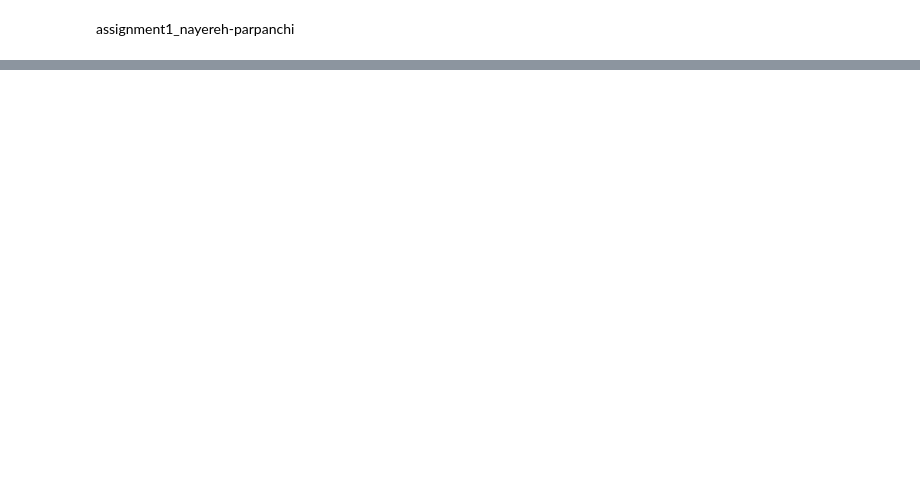
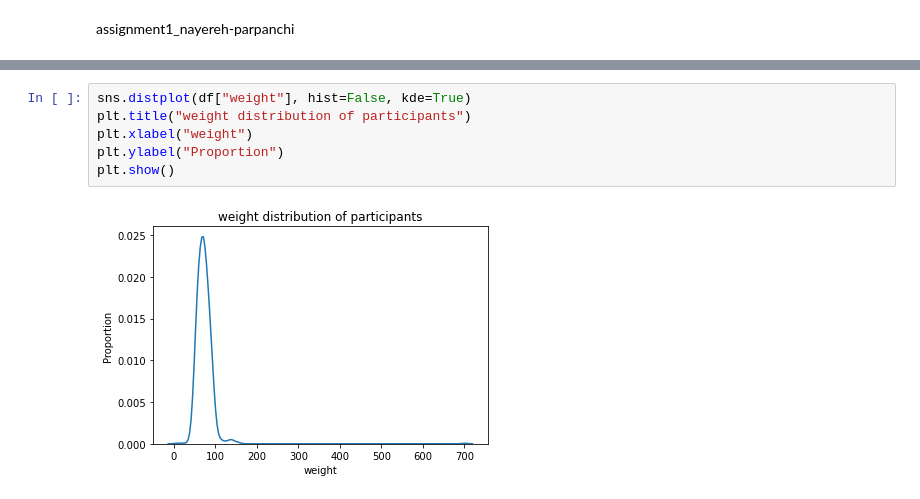
Before and after one commit to minaparpanchi/ML, a Jupyter notebook: distribution.ipynb, the cells around one changed output, grey strips where cells are left out. Saved outputs shown, nothing was run; the diff lists cells and outputs as text; blank space fills up the shorter version.

```diff
--- a/distribution.ipynb
+++ b/distribution.ipynb
@@ -25,3 +39,11 @@ ax.set_title('mean steps over all participants')
 # %% [output]
 Text(0.5, 1.0, 'mean steps over all participants')
 [figure]
+# %%
+sns.distplot(df["weight"], hist=False, kde=True)
+plt.title("weight distribution of participants")
+plt.xlabel("weight")
+plt.ylabel("Proportion")
+plt.show()
+# %% [output]
+[figure, added]
```
Also changed, not shown: parts of 4 cells of this notebook.
